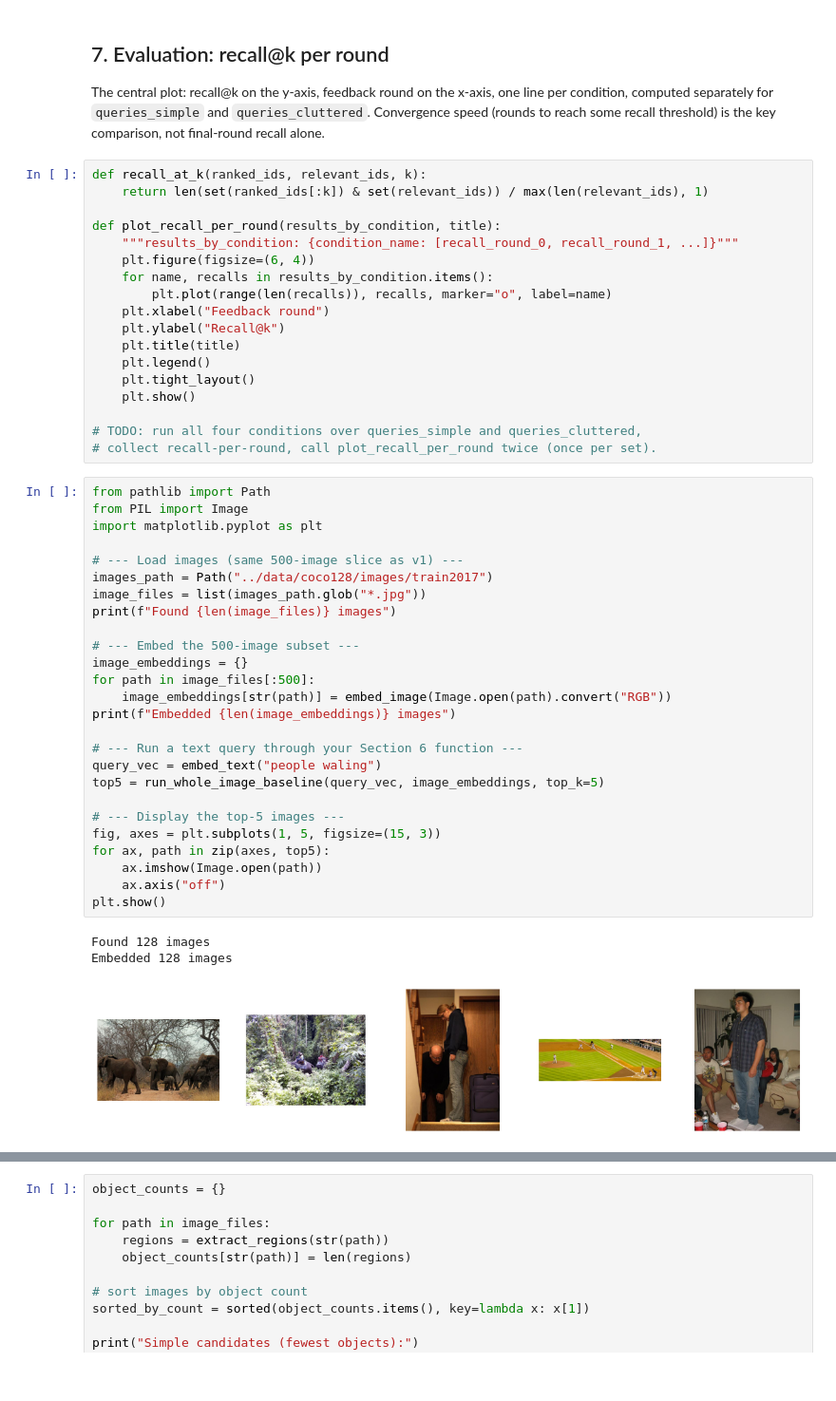
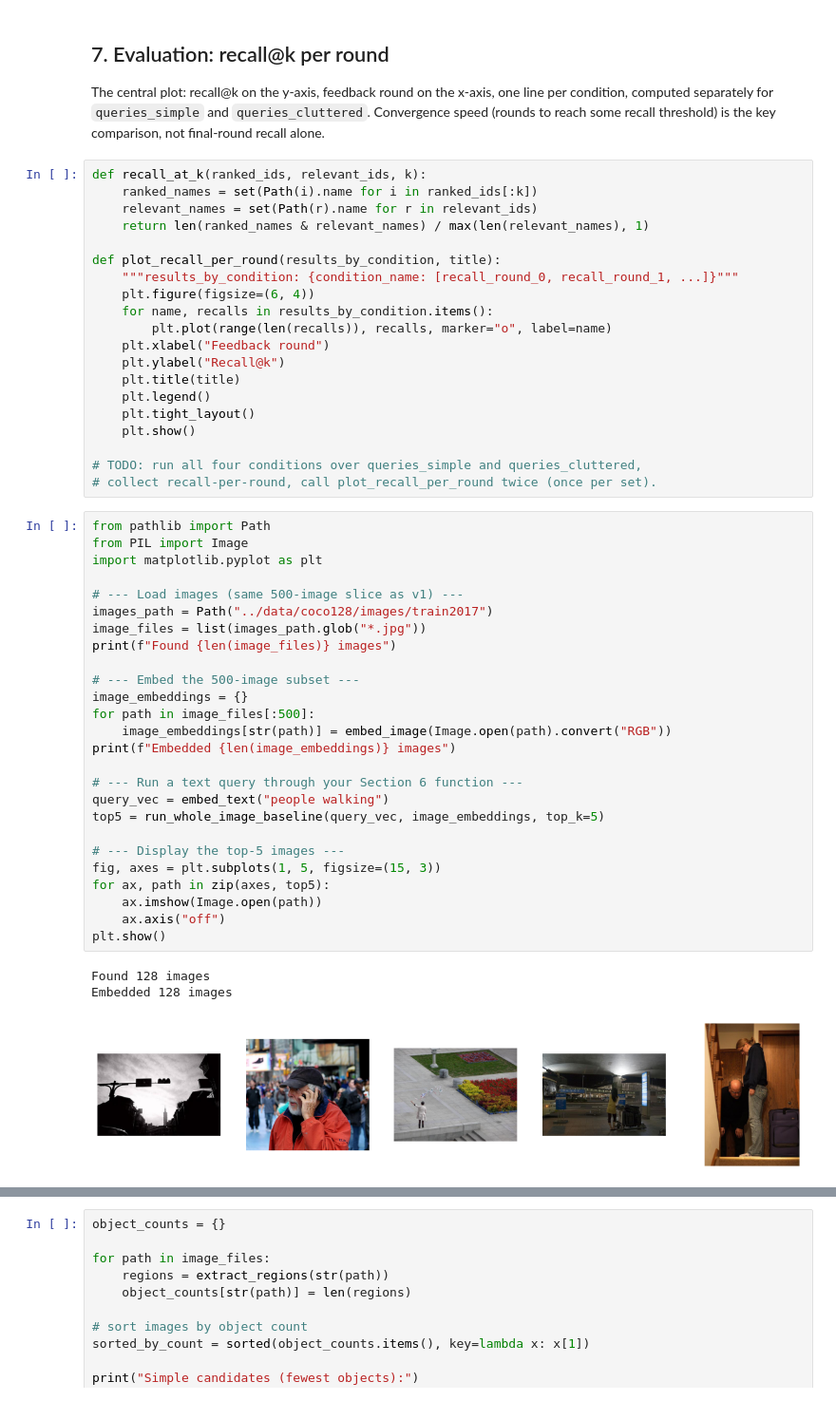
Before and after one commit to ishitakaushik23/adaptive-visual-retrieval, a Jupyter notebook: notebooks/retrieval_v2.ipynb, the cells around one changed output, grey strips where cells are left out. Shown at 95% size. Cells and saved outputs as stored; diff of their text form; blank space fills up the shorter version.

```diff
--- a/notebooks/retrieval_v2.ipynb
+++ b/notebooks/retrieval_v2.ipynb
@@ -205,7 +205,9 @@ line per condition, computed separately for `queries_simple` and
 threshold) is the key comparison, not final-round recall alone.
 # %%
 def recall_at_k(ranked_ids, relevant_ids, k):
-    return len(set(ranked_ids[:k]) & set(relevant_ids)) / max(len(relevant_ids), 1)
+    ranked_names = set(Path(i).name for i in ranked_ids[:k])
+    relevant_names = set(Path(r).name for r in relevant_ids)
+    return len(ranked_names & relevant_names) / max(len(relevant_names), 1)
 
 def plot_recall_per_round(results_by_condition, title):
     """results_by_condition: {condition_name: [recall_round_0, recall_round_1, ...]}"""
@@ -224,31 +226,31 @@ def plot_recall_per_round(results_by_condition, title):
 # %%
 from pathlib import Path
 from PIL import Image
 import matplotlib.pyplot as plt
 
 # --- Load images (same 500-image slice as v1) ---
 images_path = Path("../data/coco128/images/train2017")
 image_files = list(images_path.glob("*.jpg"))
 print(f"Found {len(image_files)} images")
 
 # --- Embed the 500-image subset ---
 image_embeddings = {}
 for path in image_files[:500]:
     image_embeddings[str(path)] = embed_image(Image.open(path).convert("RGB"))
 print(f"Embedded {len(image_embeddings)} images")
 
 # --- Run a text query through your Section 6 function ---
-query_vec = embed_text("people waling")
+query_vec = embed_text("people walking")
 top5 = run_whole_image_baseline(query_vec, image_embeddings, top_k=5)
 
 # --- Display the top-5 images ---
 fig, axes = plt.subplots(1, 5, figsize=(15, 3))
 for ax, path in zip(axes, top5):
     ax.imshow(Image.open(path))
     ax.axis("off")
 plt.show()
 # %% [output]
 Found 128 images
 Embedded 128 images
-[figure, old version]
+[figure, new version]
 # %%
```
Also changed, not shown: parts of 4 cells of this notebook.
